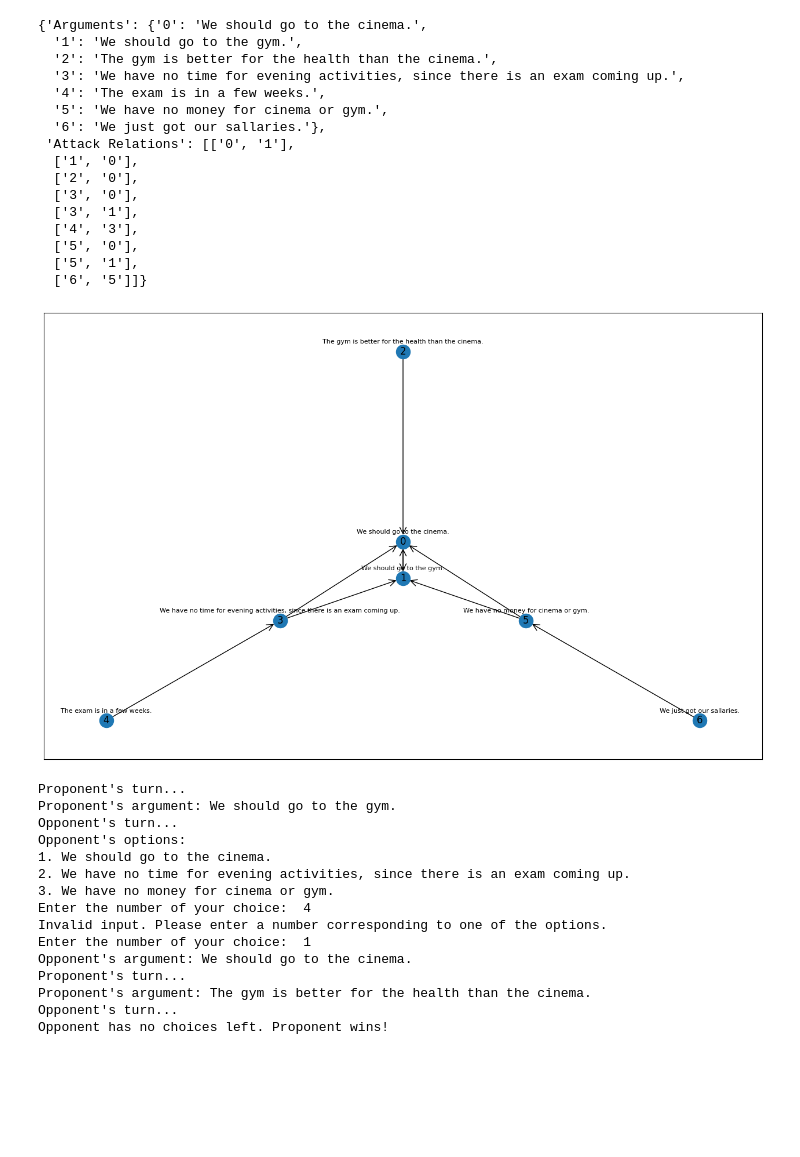
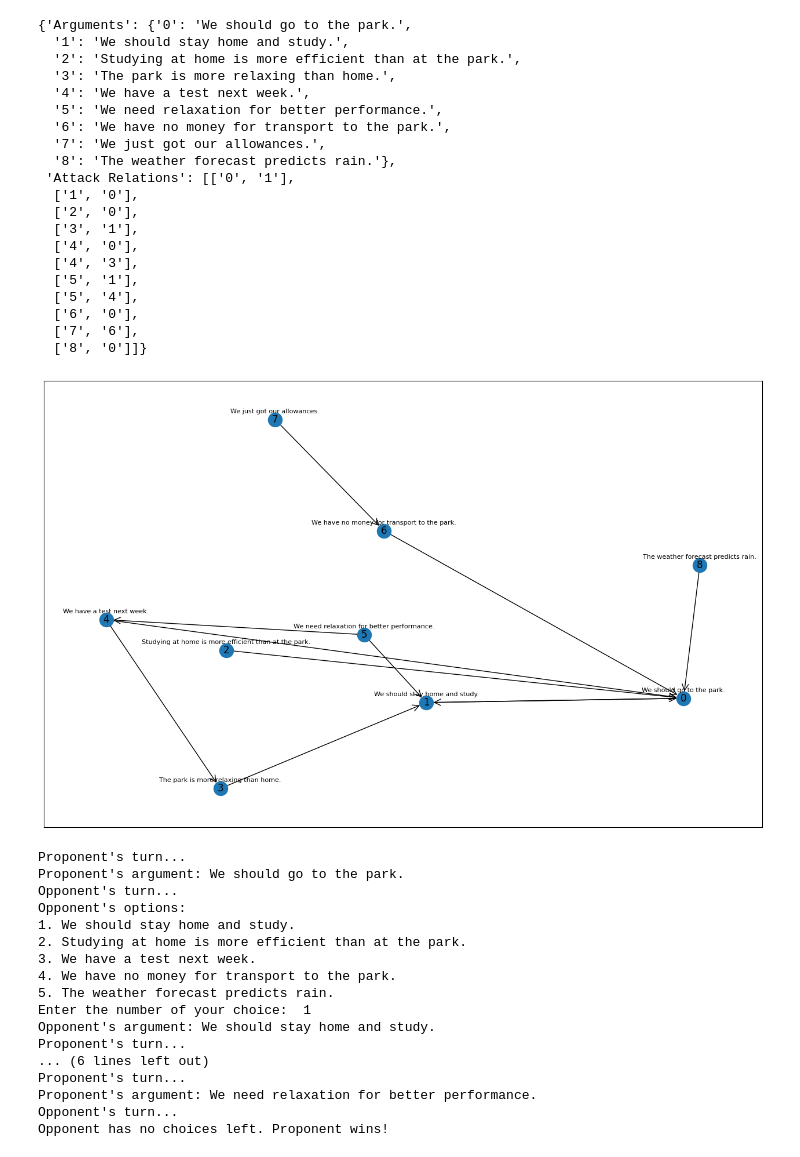
Before and after one commit to matercomus/KR_2023_G16, a Jupyter notebook: playground.ipynb, the cells around one changed output. Saved outputs shown, nothing was run; the diff lists cells and outputs as text; code cells hidden in the pictures; blank space fills up the shorter version.

Commit message:
added two tests and changed graph layout to spring

```diff
--- a/playground.ipynb
+++ b/playground.ipynb
@@ -1,27 +1,31 @@
 # %%
 import json
 # %%
-with open('./example-argumentation-framework.json', 'r') as f:
+with open('./Argumentation_Framework_tests/test2.json', 'r') as f:
     data = json.load(f)
 # %%
 data
 # %% [output]
-{'Arguments': {'0': 'We should go to the cinema.',
-  '1': 'We should go to the gym.',
-  '2': 'The gym is better for the health than the cinema.',
-  '3': 'We have no time for evening activities, since there is an exam coming up.',
-  '4': 'The exam is in a few weeks.',
-  '5': 'We have no money for cinema or gym.',
-  '6': 'We just got our sallaries.'},
+{'Arguments': {'0': 'We should go to the park.',
+  '1': 'We should stay home and study.',
+  '2': 'Studying at home is more efficient than at the park.',
+  '3': 'The park is more relaxing than home.',
+  '4': 'We have a test next week.',
+  '5': 'We need relaxation for better performance.',
+  '6': 'We have no money for transport to the park.',
+  '7': 'We just got our allowances.',
+  '8': 'The weather forecast predicts rain.'},
  'Attack Relations': [['0', '1'],
   ['1', '0'],
   ['2', '0'],
-  ['3', '0'],
   ['3', '1'],
+  ['4', '0'],
   ['4', '3'],
-  ['5', '0'],
   ['5', '1'],
-  ['6', '5']]}
+  ['5', '4'],
+  ['6', '0'],
+  ['7', '6'],
+  ['8', '0']]}
 # %%
 import networkx as nx
 import matplotlib.pyplot as plt
@@ -36,35 +40,35 @@ def draw_graph(data):
     # Add edges to the graph
     G.add_edges_from(data['Attack Relations'])
 
     # Define position layout
-    pos = nx.spectral_layout(G)
+    pos = nx.spring_layout(G)
 
     # Create a figure with a specific size (width, height)
     plt.figure(figsize=(16, 10))
 
     # Draw the nodes
     nx.draw_networkx_nodes(G, pos)
 
     # Draw the edges
     nx.draw_networkx_edges(G, pos, edge_color='black', arrowstyle='->', arrowsize=20)
 
     # Draw the node labels (which are the keys)
     nx.draw_networkx_labels(G, pos, font_size=12)
 
     # Draw the argument text next to the nodes
     argument_text = {k: f'{v}' for k, v in data['Arguments'].items()}
     pos_higher = {k: (v[0], v[1]+0.04) for k, v in pos.items()}  # positions for argument text
     nx.draw_networkx_labels(G, pos_higher, labels=argument_text, horizontalalignment='center', font_size=8)
 
     # Adjust the figure's margins
     # plt.subplots_adjust(left=0.1, right=1.5, top=1.5, bottom=0.1)
     # plt.savefig('Graph1.png')
     plt.show()
 
 # Call the function with your data
 draw_graph(data)
 # %% [output]
-[figure, old version]
+[figure, new version]
 # %%
 import networkx as nx
 import matplotlib.pyplot as plt
@@ -155,22 +159,24 @@ class Game:
                 break
         self.draw_graph()  # Draw the graph after the game
 # %%
-game = Game(data, '1', verbose=False, show_graph=False)  # Replace '0' with the claimed argument
+game = Game(data, '0', verbose=False, show_graph=False)  # Replace '0' with the claimed argument
 game.play()
 # %% [output]
 Proponent's turn...
-Proponent's argument: We should go to the gym.
+Proponent's argument: We should go to the park.
 Opponent's turn...
 Opponent's options:
-1. We should go to the cinema.
-2. We have no time for evening activities, since there is an exam coming up.
-3. We have no money for cinema or gym.
-Enter the number of your choice:  4
-Invalid input. Please enter a number corresponding to one of the options.
+1. We should stay home and study.
+2. Studying at home is more efficient than at the park.
+3. We have a test next week.
+4. We have no money for transport to the park.
+5. The weather forecast predicts rain.
 Enter the number of your choice:  1
-Opponent's argument: We should go to the cinema.
+Opponent's argument: We should stay home and study.
 Proponent's turn...
-Proponent's argument: The gym is better for the health than the cinema.
+... (6 lines left out)
+Proponent's turn...
+Proponent's argument: We need relaxation for better performance.
 Opponent's turn...
 Opponent has no choices left. Proponent wins!
 # %%
```
Also changed, not shown: parts of 2 cells of this notebook, 3 other files.
